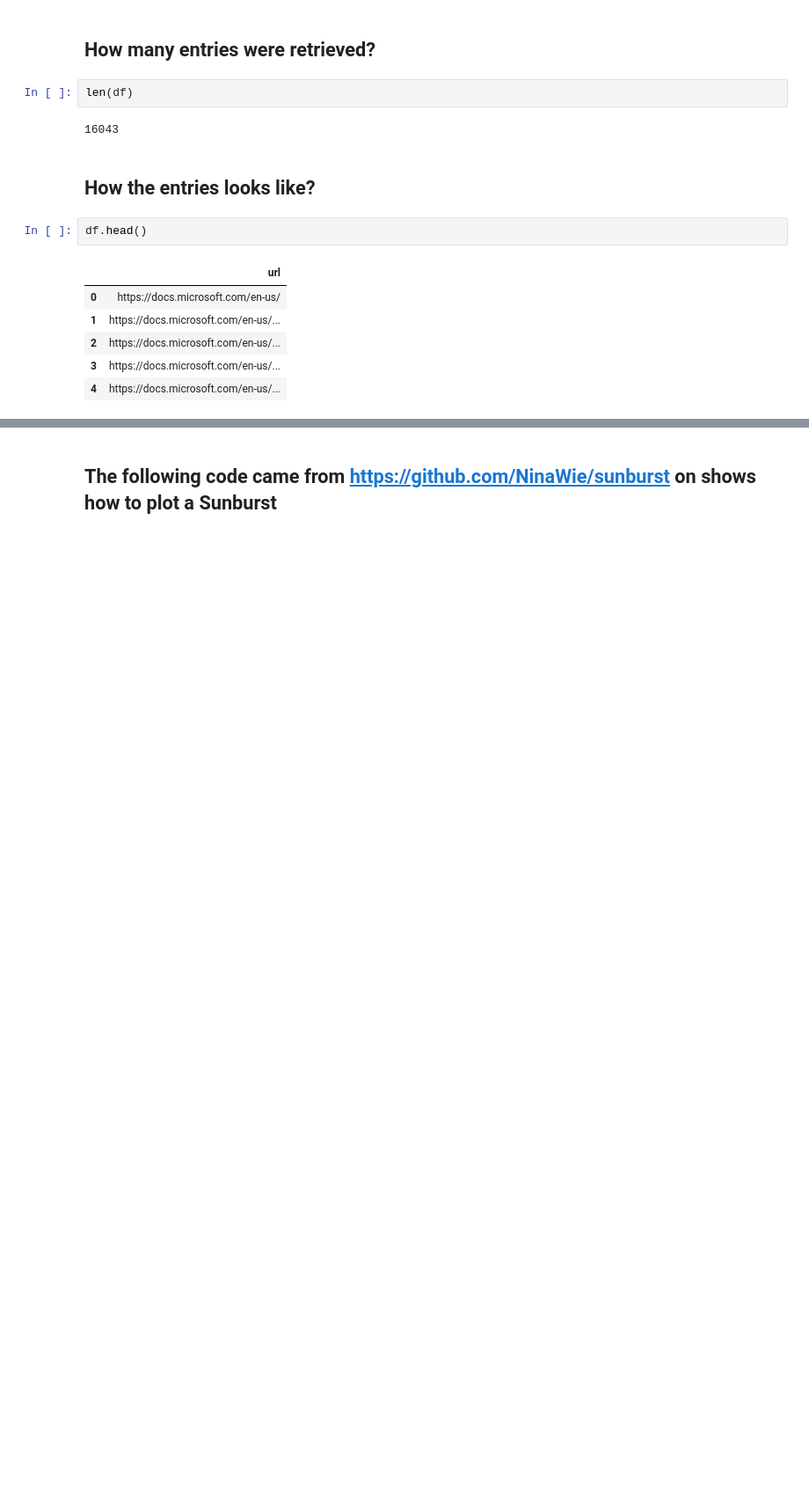
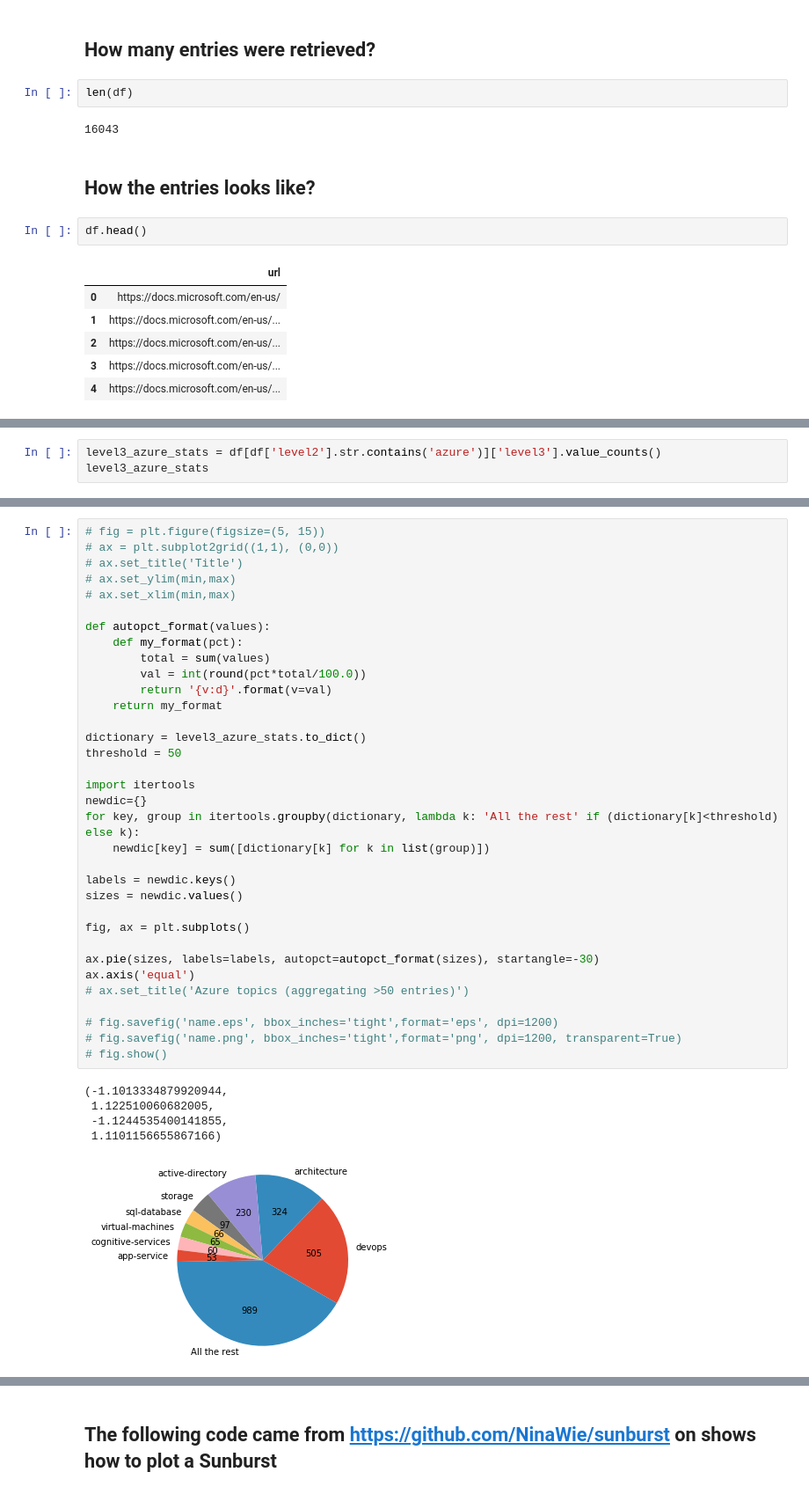
Before and after one commit to jjsantanna/how_many_links_microsoft_docs, a Jupyter notebook: how_many_links_microsoft_docs.ipynb, the cells around one changed output, grey strips where cells are left out. Shown at 88% size. Saved outputs shown, nothing was run; the diff lists cells and outputs as text; blank space fills up the shorter version.

```diff
--- a/how_many_links_microsoft_docs.ipynb
+++ b/how_many_links_microsoft_docs.ipynb
@@ -161,0 +165,3 @@ ax.axis('equal')
+# %%
+level3_azure_stats = df[df['level2'].str.contains('azure')]['level3'].value_counts()
+level3_azure_stats
@@ -162 +181,41 @@ ax.axis('equal')
+# %%
+# fig = plt.figure(figsize=(5, 15))
+# ax = plt.subplot2grid((1,1), (0,0))
+# ax.set_title('Title')
+# ax.set_ylim(min,max)
+# ax.set_xlim(min,max)
+
+def autopct_format(values):
+    def my_format(pct):
+        total = sum(values)
+        val = int(round(pct*total/100.0))
+        return '{v:d}'.format(v=val)
+    return my_format
+
+dictionary = level3_azure_stats.to_dict()
+threshold = 50
+
+import itertools
+newdic={}
+for key, group in itertools.groupby(dictionary, lambda k: 'All the rest' if (dictionary[k]<threshold) else k):
+    newdic[key] = sum([dictionary[k] for k in list(group)])
+
+labels = newdic.keys()
+sizes = newdic.values()
+
+fig, ax = plt.subplots()
+
+ax.pie(sizes, labels=labels, autopct=autopct_format(sizes), startangle=-30)
+ax.axis('equal')
+# ax.set_title('Azure topics (aggregating >50 entries)')
+
+# fig.savefig('name.eps', bbox_inches='tight',format='eps', dpi=1200)
+# fig.savefig('name.png', bbox_inches='tight',format='png', dpi=1200, transparent=True)
+# fig.show()
+# %% [output]
+(-1.1013334879920944,
+ 1.122510060682005,
+ -1.1244535400141855,
+ 1.1101156655867166)
+[figure, added]
 # %% [markdown]
```
Also changed, not shown: parts of 41 cells of this notebook.
